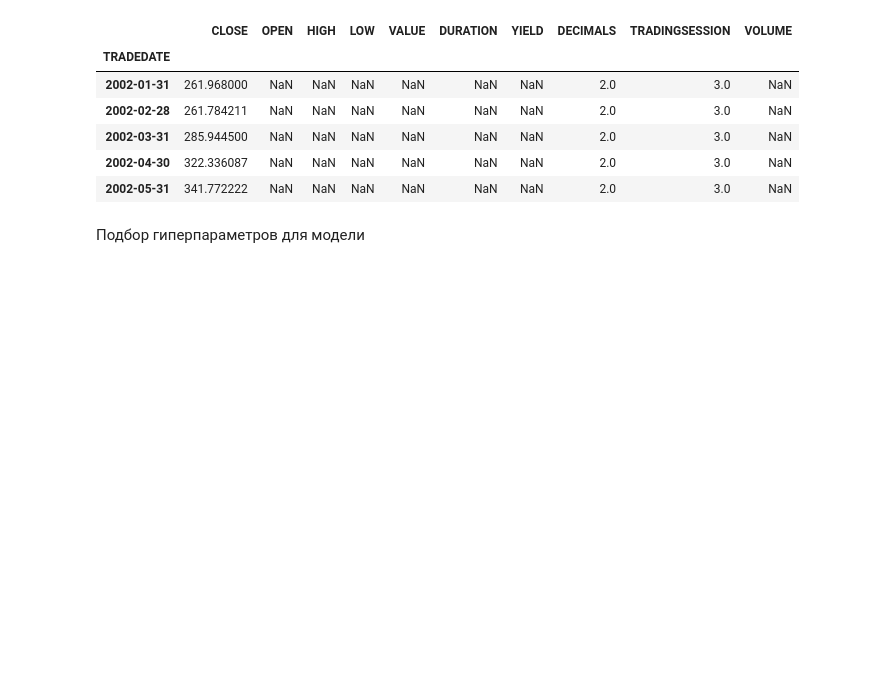
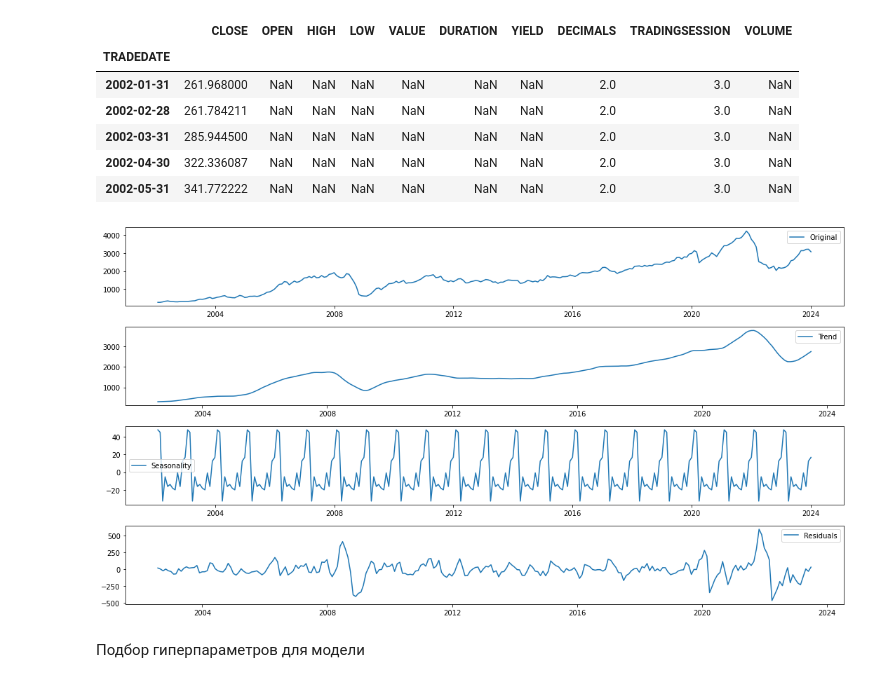
Before and after one commit to PaLashilo/PredictIMOEX, a Jupyter notebook: ARIMA.ipynb, the cells around one changed output. Drawn from its saved outputs; the diff is of its cells as text; code cells hidden in the pictures; blank space fills up the shorter version.

Commit message:
Add decompositioin plot, change hyperparams, fix some bags

```diff
--- a/ARIMA.ipynb
+++ b/ARIMA.ipynb
@@ -92,6 +109,31 @@ df.head(5)
 | 2002-03-31 | 285.944500 | NaN | NaN | NaN | NaN | NaN | NaN | 2.0 | 3.0 | NaN |
 | 2002-04-30 | 322.336087 | NaN | NaN | NaN | NaN | NaN | NaN | 2.0 | 3.0 | NaN |
 | 2002-05-31 | 341.772222 | NaN | NaN | NaN | NaN | NaN | NaN | 2.0 | 3.0 | NaN |
+# %%
+result = seasonal_decompose(df.CLOSE, model='additive')
+
+plt.figure(figsize=(15, 8))
+
+plt.subplot(411)
+plt.plot(df.CLOSE, label='Original')
+plt.legend(loc='best')
+
+plt.subplot(412)
+plt.plot(result.trend, label='Trend')
+plt.legend(loc='best')
+
+plt.subplot(413)
+plt.plot(result.seasonal, label='Seasonality')
+plt.legend(loc='best')
+
+plt.subplot(414)
+plt.plot(result.resid, label='Residuals')
+plt.legend(loc='best')
+
+plt.tight_layout()
+plt.show()
+# %% [output]
+[figure, added]
 # %% [markdown]
 Подбор гиперпараметров для модели
 # %%
```
Also changed, not shown: parts of 8 cells of this notebook, 7 other files.
